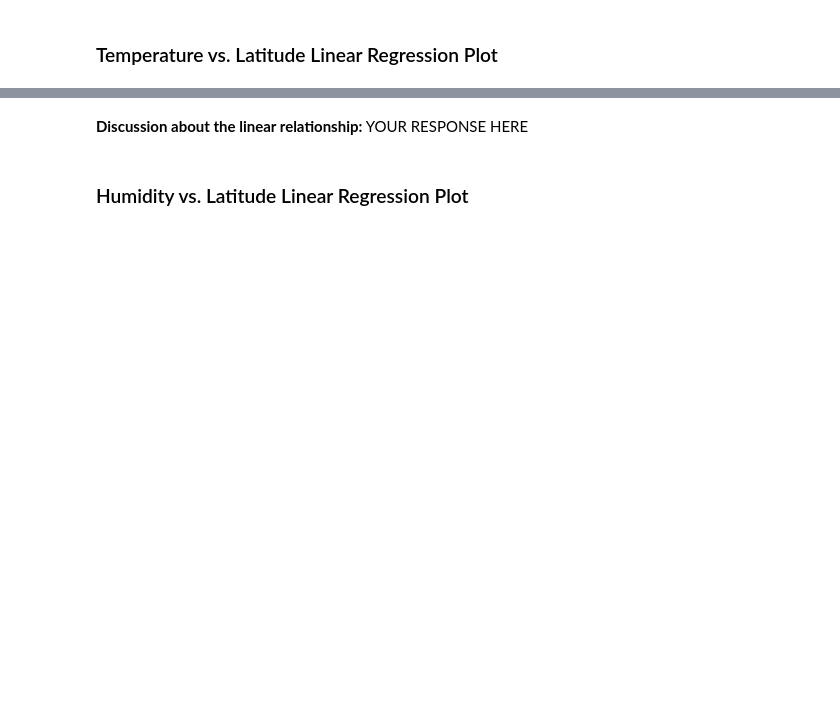
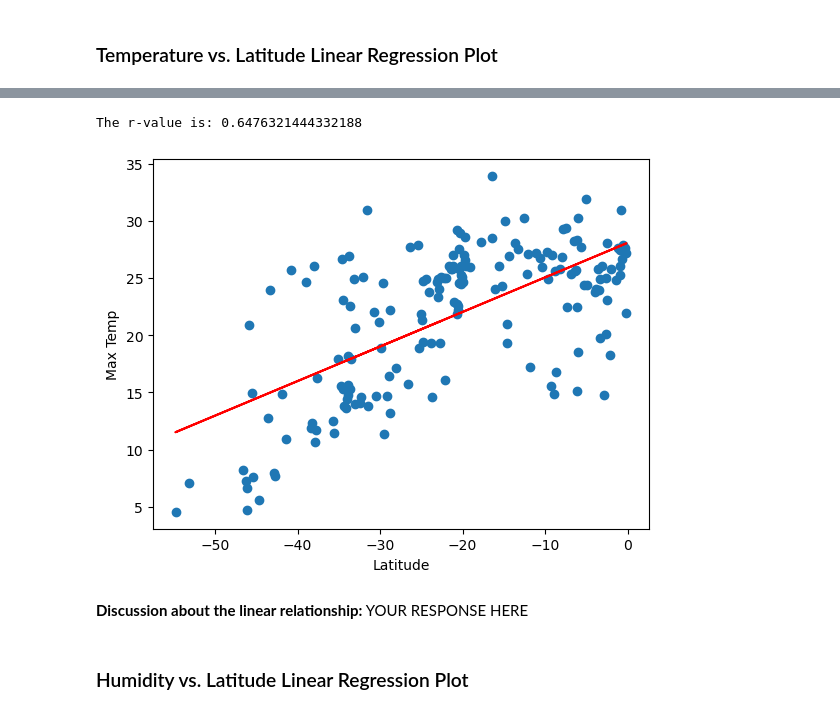
Before and after one commit to jessicabarker51/python-api-challenge, a Jupyter notebook: WeatherPy.ipynb, the cells around one changed output, grey strips where cells are left out. Saved outputs shown, nothing was run; the diff lists cells and outputs as text; code cells hidden in the pictures; blank space fills up the shorter version.

```diff
--- a/WeatherPy.ipynb
+++ b/WeatherPy.ipynb
@@ -356,7 +367,13 @@ y_values = northern_hemi_df["Max Temp"]
 # %%
 # Linear regression on Southern Hemisphere
 x_values = southern_hemi_df["Lat"]
 y_values = southern_hemi_df["Max Temp"]
+
+# Call the function
+plot_linear_regression(x_values, y_values, 'Max Temp',(-50,90))
+# %% [output]
+The r-value is: 0.6476321444332188
+[figure, added]
 # %% [markdown]
 **Discussion about the linear relationship:** YOUR RESPONSE HERE
 # %% [markdown]
```
Also changed, not shown: parts of 13 cells of this notebook, 4 other files.
